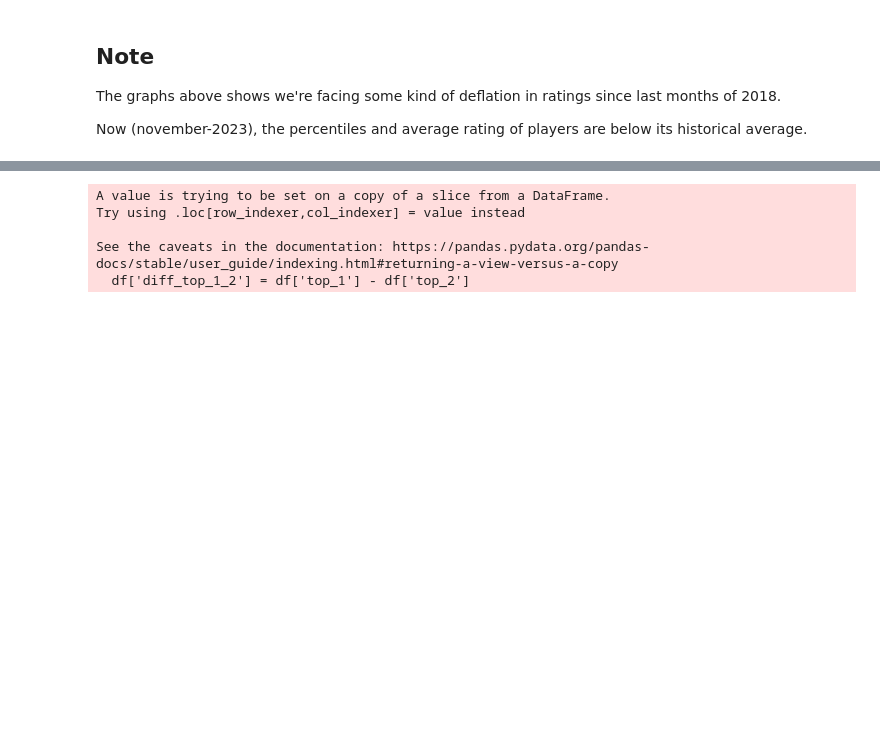
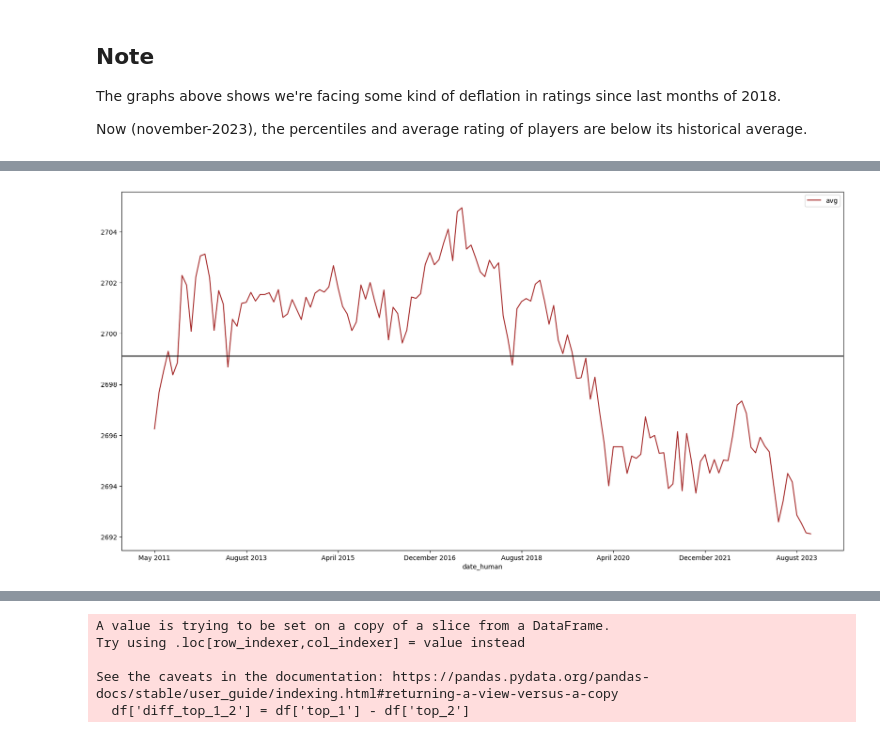
Before and after one commit to lucasrodcosta/chess_analysis, a Jupyter notebook: analysis.ipynb, the cells around one changed output, grey strips where cells are left out. Cells and saved outputs as stored; diff of their text form; code cells hidden in the pictures; blank space fills up the shorter version.

```diff
--- a/analysis.ipynb
+++ b/analysis.ipynb
@@ -251,0 +321,10 @@ Now (november-2023), the percentiles and average rating of players are below its
+# %%
+avg_avg = np.average(df_without_magnus['avg'])
+
+ax = plt.gca()
+df_without_magnus.plot(kind='line', x='date_human', y='avg', color=GRAPH_LINES_COLORS['avg'], ax=ax)
+plt.axhline(y=avg_avg, color='black', linestyle='-')
+
+plt.show()
+# %% [output]
+[figure, added]
```
Also changed, not shown: parts of 7 cells of this notebook, 5 other files.
